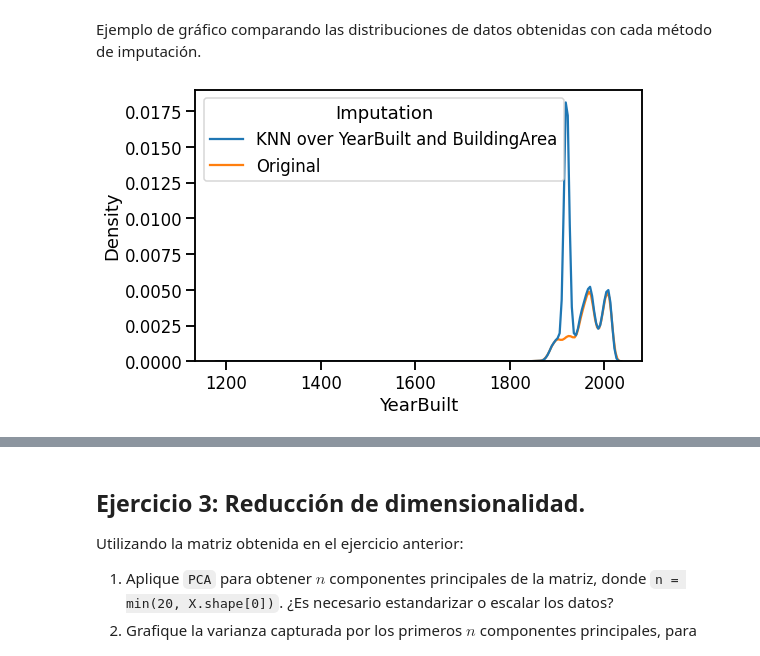
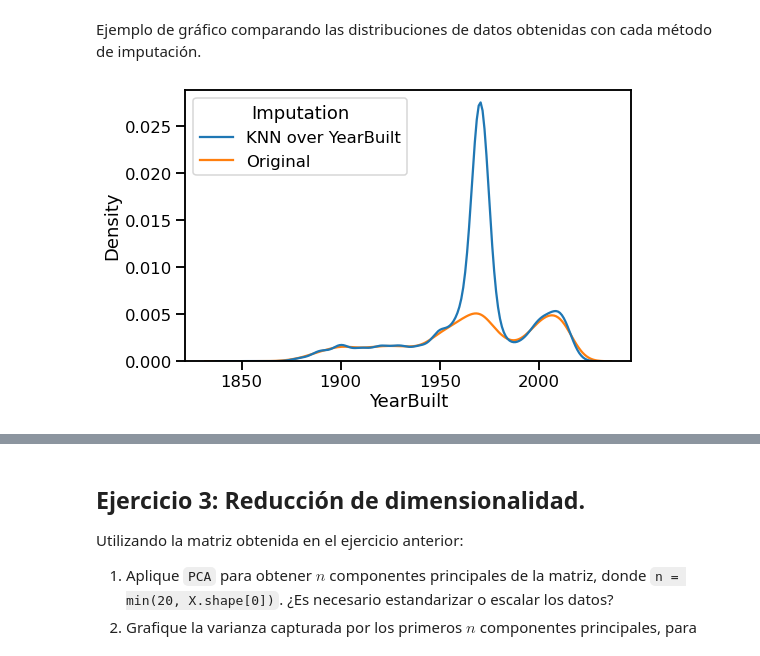
Before and after one commit to cgoviedo/Diplodatos, a Jupyter notebook: analisis_curacion/Entregable_Parte_2.ipynb, the cells around one changed output, grey strips where cells are left out. Drawn from its saved outputs; the diff is of its cells as text; code cells hidden in the pictures.

```diff
--- a/analisis_curacion/Entregable_Parte_2.ipynb
+++ b/analisis_curacion/Entregable_Parte_2.ipynb
@@ -234,0 +270,4 @@ melb_df
+# %%
+
+columns = melb_df_tmp.select_dtypes(include=numpy.number).columns.tolist()
+columns
@@ -234,0 +292,5 @@ melb_df
+# %%
+from sklearn.preprocessing import MinMaxScaler
+#Escalamos todos los valores
+scaler = MinMaxScaler()
+melb_df_tmp = pandas.DataFrame(scaler.fit_transform(melb_df_tmp), columns = columns)
@@ -237,8 +315,8 @@ from sklearn.experimental import enable_iterative_imputer
 from sklearn.neighbors import KNeighborsRegressor
 from sklearn.impute import IterativeImputer
 
-melb_data_mice = melb_df.copy(deep=True)
+melb_data_mice = melb_df_tmp.copy(deep=True)
 
-mice_imputer = IterativeImputer(random_state=0, estimator=KNeighborsRegressor())
+mice_imputer = IterativeImputer(random_state=0, estimator=KNeighborsRegressor() , verbose= 0 , max_iter = 20 , n_nearest_features = 1 )
 melb_data_mice[['YearBuilt','BuildingArea']] = mice_imputer.fit_transform(
     melb_data_mice[['YearBuilt', 'BuildingArea']])
@@ -246,0 +339,2 @@ KeyError: "None of [Index(['YearBuilt', 'BuildingArea'], dtype='object')] are in
+# %%
+melb_data_mice = pandas.DataFrame(scaler.inverse_transform(melb_data_mice), columns = columns)
@@ -248,11 +358,11 @@ KeyError: "None of [Index(['YearBuilt', 'BuildingArea'], dtype='object')] are in
 Ejemplo de gráfico comparando las distribuciones de datos obtenidas con cada método de imputación.
 # %%
 mice_year_built = melb_data_mice.YearBuilt.to_frame()
-mice_year_built['Imputation'] = 'KNN over YearBuilt and BuildingArea'
+mice_year_built['Imputation'] = 'KNN over YearBuilt'
 melb_year_build = melb_df.YearBuilt.dropna().to_frame()
 melb_year_build['Imputation'] = 'Original'
 data = pandas.concat([mice_year_built, melb_year_build])
 fig = plt.figure(figsize=(8, 5))
 g = seaborn.kdeplot(data=data, x='YearBuilt', hue='Imputation')
 # %% [output]
-[figure, old version]
+[figure, new version]
```
Also changed, not shown: parts of 23 cells of this notebook, 1 other file.
